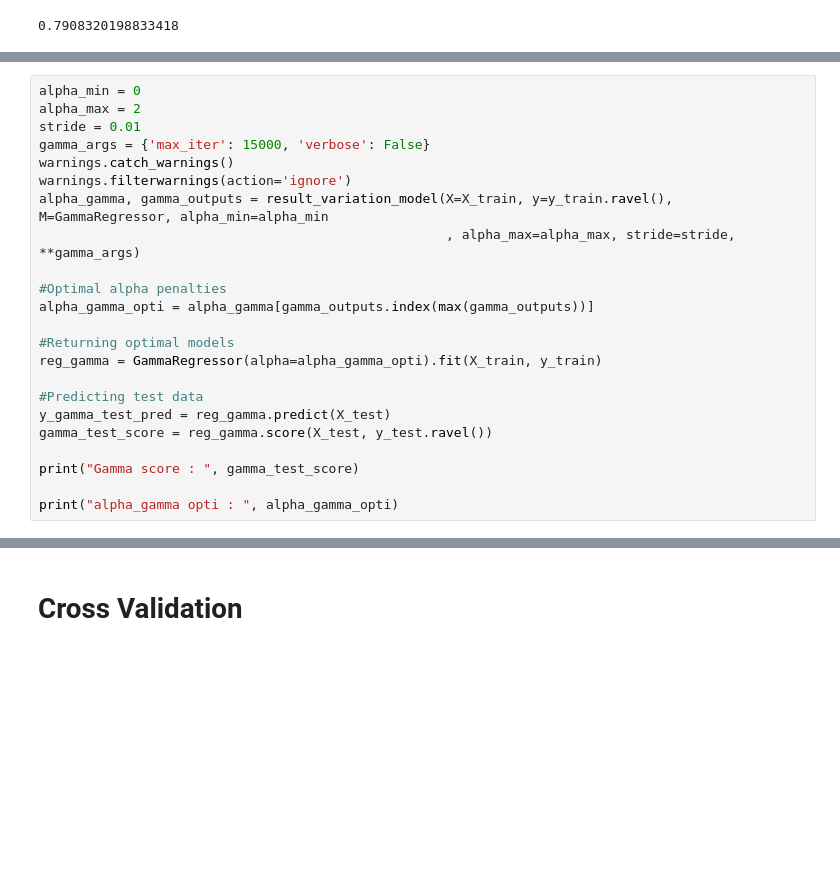
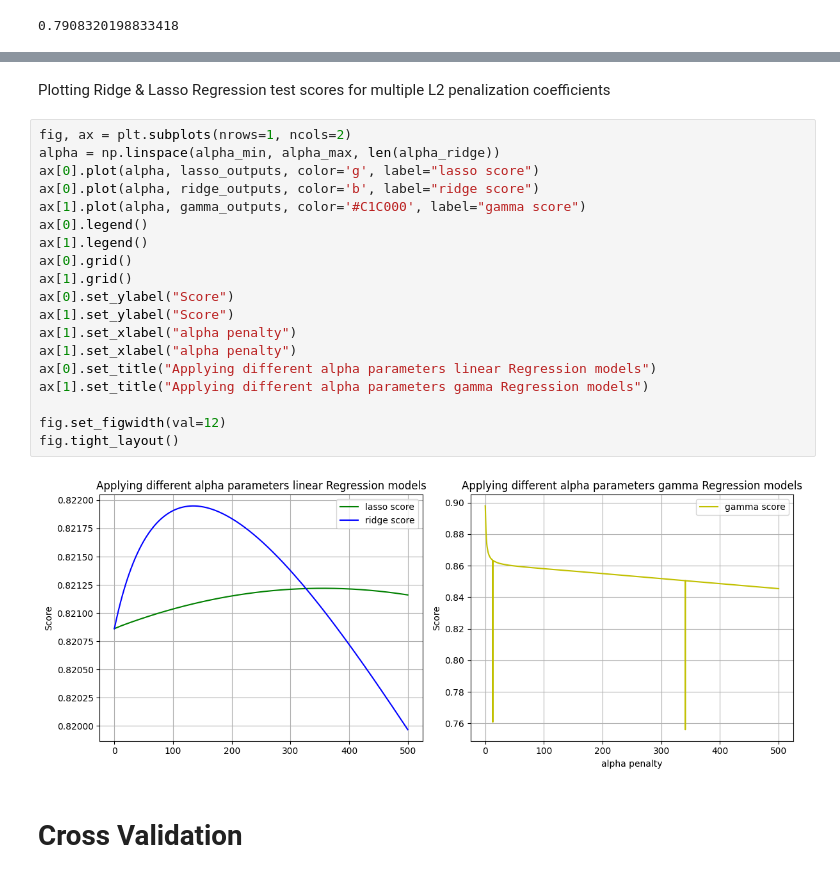
Before and after one commit to MehdiSensali/House-Price-Prediction, a Jupyter notebook: Predictions.ipynb, the cells around one changed output, grey strips where cells are left out. Saved outputs shown, nothing was run; the diff lists cells and outputs as text; blank space fills up the shorter version.

```diff
--- a/Predictions.ipynb
+++ b/Predictions.ipynb
@@ -369,23 +353,0 @@ alpha ridge opti :  0
-# %%
-alpha_min = 0
-alpha_max = 2
-stride = 0.01
-gamma_args = {'max_iter': 15000, 'verbose': False}
-warnings.catch_warnings()
-warnings.filterwarnings(action='ignore')
-alpha_gamma, gamma_outputs = result_variation_model(X=X_train, y=y_train.ravel(), M=GammaRegressor, alpha_min=alpha_min
-                                                    , alpha_max=alpha_max, stride=stride, **gamma_args)
-
-#Optimal alpha penalties
-alpha_gamma_opti = alpha_gamma[gamma_outputs.index(max(gamma_outputs))]
-
-#Returning optimal models
-reg_gamma = GammaRegressor(alpha=alpha_gamma_opti).fit(X_train, y_train)
-
-#Predicting test data
-y_gamma_test_pred = reg_gamma.predict(X_test)
-gamma_test_score = reg_gamma.score(X_test, y_test.ravel())
-
-print("Gamma score : ", gamma_test_score)
-
-print("alpha_gamma opti : ", alpha_gamma_opti)
@@ -395,3 +402,26 @@ alpha_gamma opti :  0
+# %% [markdown]
+Plotting Ridge & Lasso Regression test scores for multiple L2 penalization coefficients
+# %%
+fig, ax = plt.subplots(nrows=1, ncols=2)
+alpha = np.linspace(alpha_min, alpha_max, len(alpha_ridge))
+ax[0].plot(alpha, lasso_outputs, color='g', label="lasso score")
+ax[0].plot(alpha, ridge_outputs, color='b', label="ridge score")
+ax[1].plot(alpha, gamma_outputs, color='#C1C000', label="gamma score")
+ax[0].legend()
+ax[1].legend()
+ax[0].grid()
+ax[1].grid()
+ax[0].set_ylabel("Score")
+ax[1].set_ylabel("Score")
+ax[1].set_xlabel("alpha penalty")
+ax[1].set_xlabel("alpha penalty")
+ax[0].set_title("Applying different alpha parameters linear Regression models")
+ax[1].set_title("Applying different alpha parameters gamma Regression models")
+
+fig.set_figwidth(val=12)
+fig.tight_layout()
+# %% [output]
+[figure, added]
 # %% [markdown]
 # Cross Validation
 # %%
```
Also changed, not shown: parts of 17 cells of this notebook.
